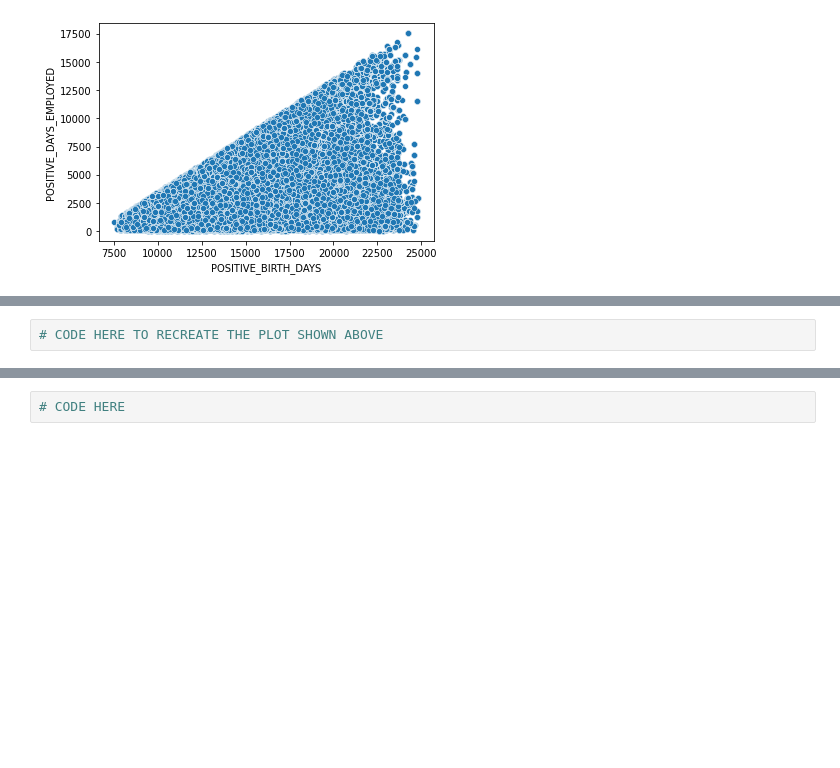
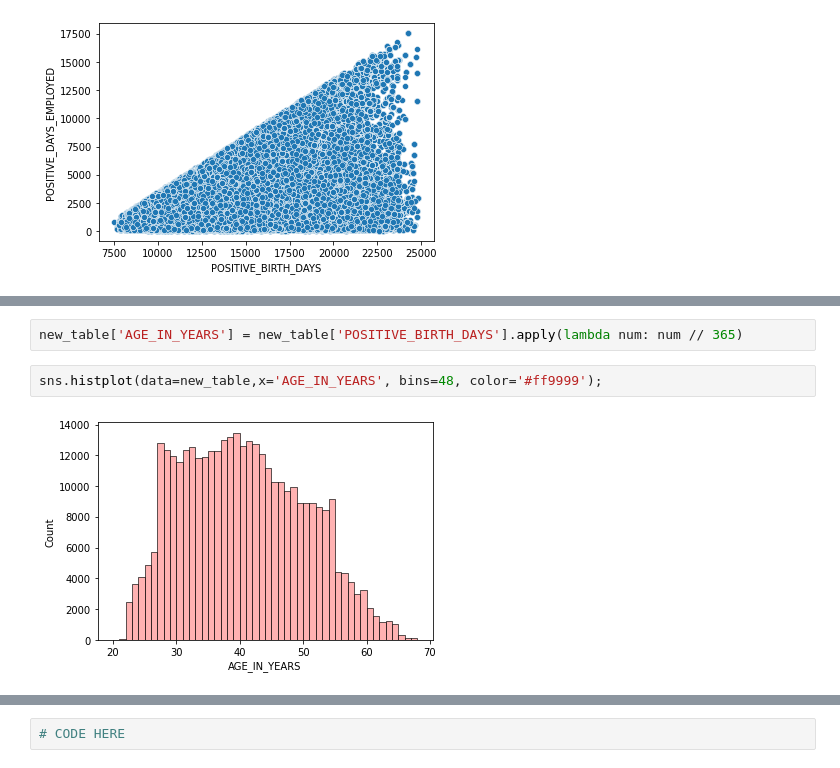
Before and after one commit to Denisse-AB/machine-learning, a Jupyter notebook: Seaborn-Exercise.ipynb, the cells around one changed output, grey strips where cells are left out. Drawn from its saved outputs; the diff is of its cells as text; blank space fills up the shorter version.

```diff
--- a/Seaborn-Exercise.ipynb
+++ b/Seaborn-Exercise.ipynb
@@ -196,8 +196,12 @@ sns.scatterplot(x='POSITIVE_BIRTH_DAYS',y='POSITIVE_DAYS_EMPLOYED',data=new_tabl
 <img src="DistPlot_solution.png">
 
 **Note, you will need to figure out how to calculate "Age in Years" from one of the columns in the DF. Think carefully about this. Don't worry too much if you are unable to replicate the styling exactly.**
-# %%
-# CODE HERE TO RECREATE THE PLOT SHOWN ABOVE
+# %%
+new_table['AGE_IN_YEARS'] = new_table['POSITIVE_BIRTH_DAYS'].apply(lambda num: num // 365)
+# %%
+sns.histplot(data=new_table,x='AGE_IN_YEARS', bins=48, color='#ff9999');
+# %% [output]
+[figure, added]
 # %% [markdown]
 -----
 ### TASK: Recreate the Categorical Plot shown below:
```
